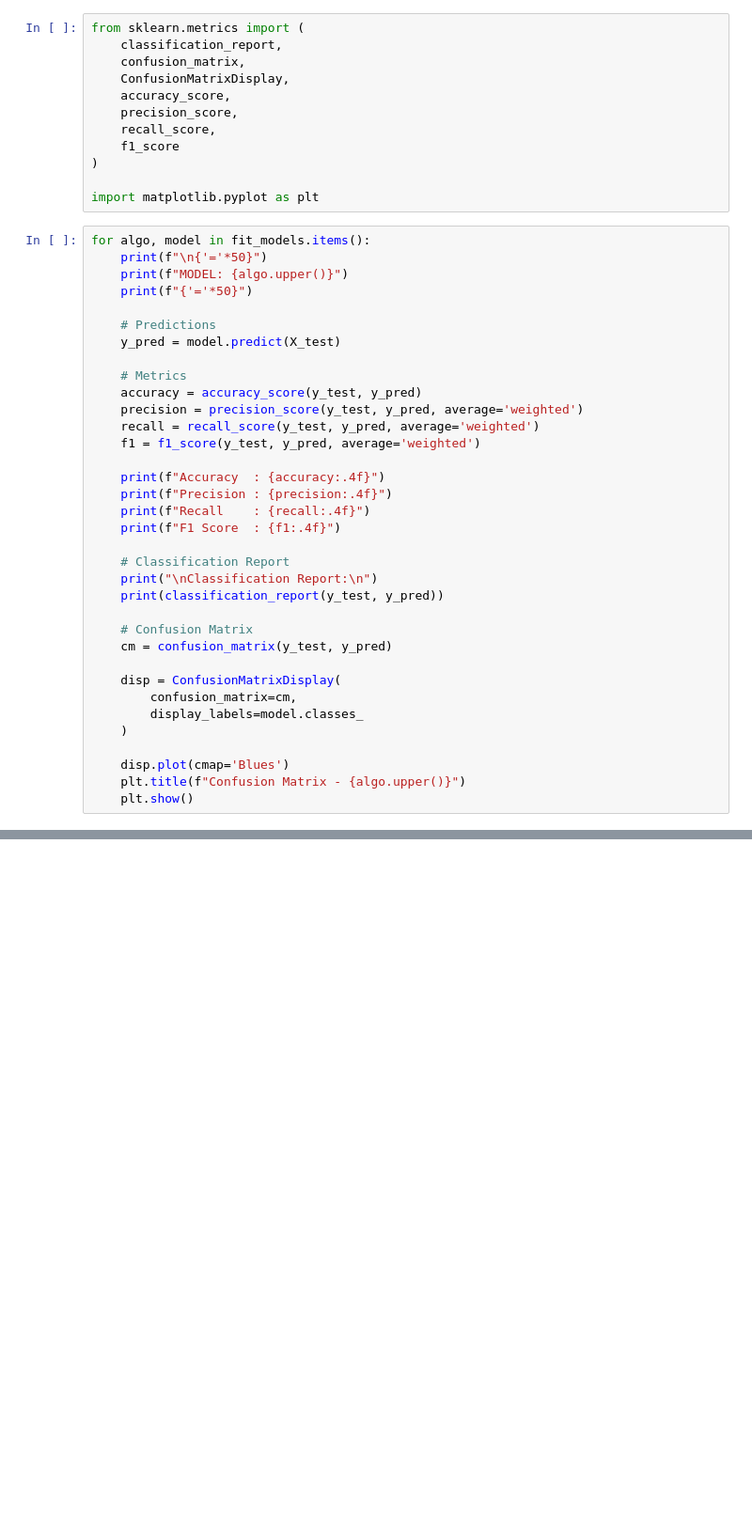
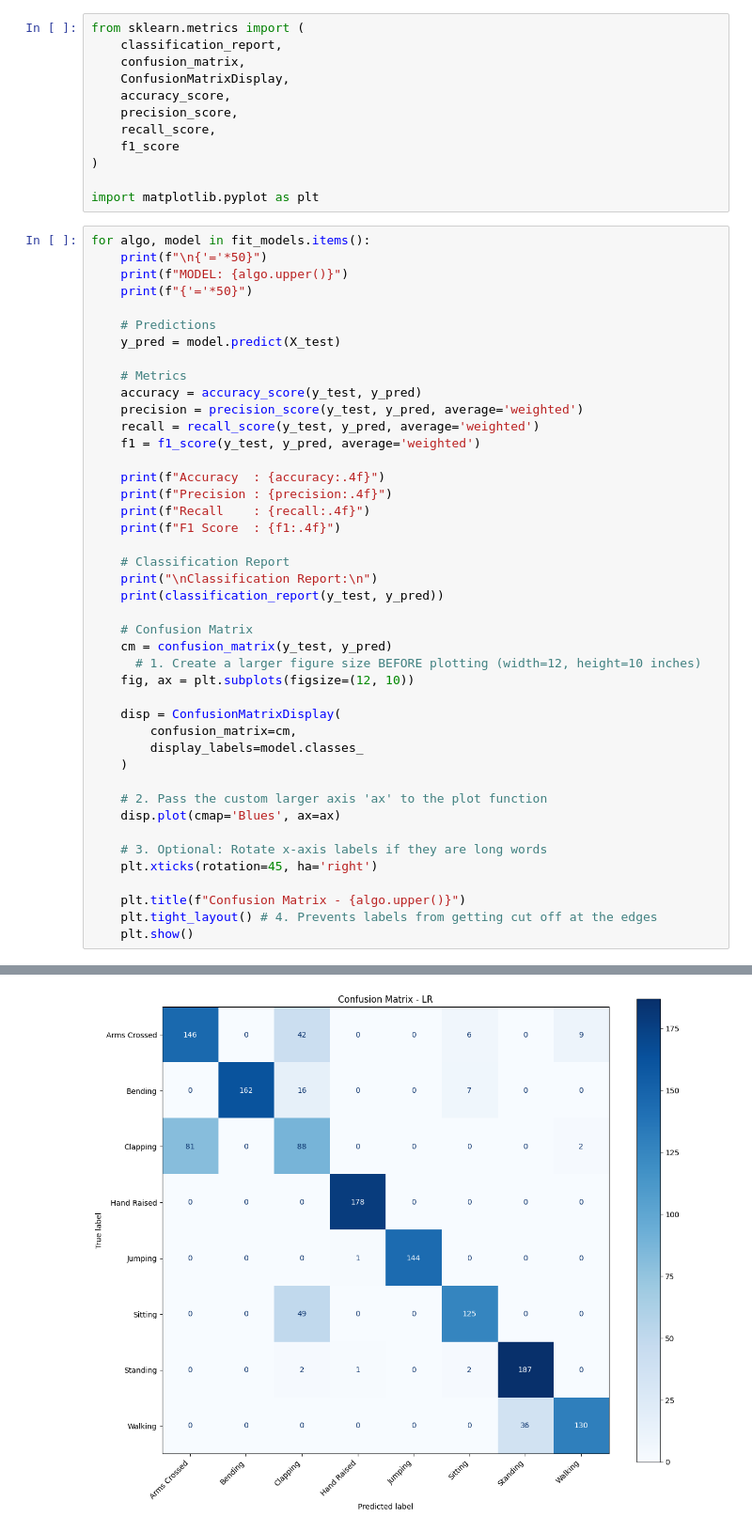
Before and after one commit to Soft-Icon/HAR-System, a Jupyter notebook: actionRec.ipynb, the cells around one changed output, grey strips where cells are left out. Shown at 94% size. Drawn from its saved outputs; the diff is of its cells as text; blank space fills up the shorter version.

Commit message:
codebase cleanup and generated image of evaluation metrics for v1.4

```diff
--- a/actionRec.ipynb
+++ b/actionRec.ipynb
@@ -212,12 +331,21 @@ for algo, model in fit_models.items():
 
     # Confusion Matrix
     cm = confusion_matrix(y_test, y_pred)
+      # 1. Create a larger figure size BEFORE plotting (width=12, height=10 inches)
+    fig, ax = plt.subplots(figsize=(12, 10))
 
     disp = ConfusionMatrixDisplay(
         confusion_matrix=cm,
         display_labels=model.classes_
     )
 
-    disp.plot(cmap='Blues')
+    # 2. Pass the custom larger axis 'ax' to the plot function
+    disp.plot(cmap='Blues', ax=ax)
+
+    # 3. Optional: Rotate x-axis labels if they are long words
+    plt.xticks(rotation=45, ha='right')
+
     plt.title(f"Confusion Matrix - {algo.upper()}")
+    plt.tight_layout() # 4. Prevents labels from getting cut off at the edges
     plt.show()
+# %% [output]
@@ -223,0 +369 @@ for algo, model in fit_models.items():
+[figure, added]
```
Also changed, not shown: parts of 12 cells of this notebook, 9 other files.
